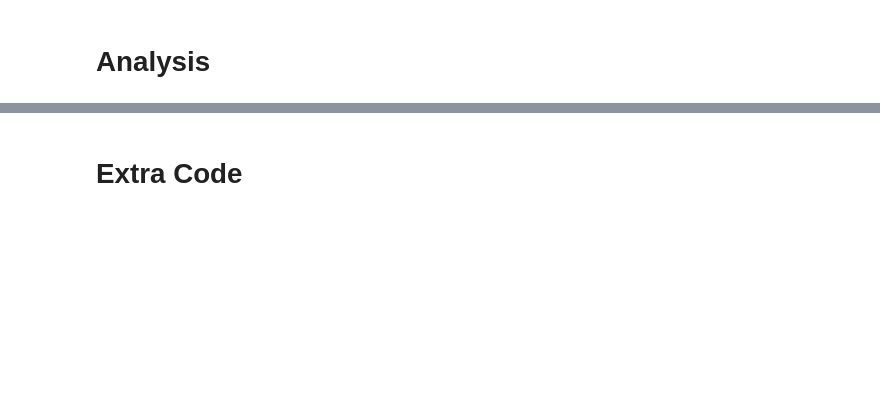
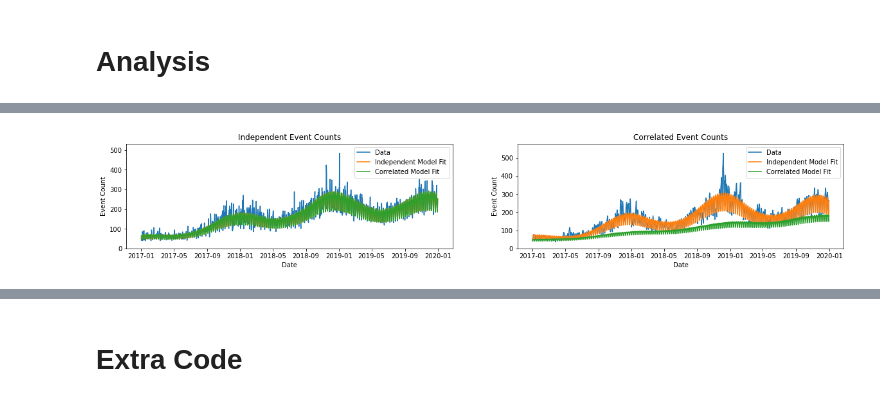
Before and after one commit to eastonhuch/discrete-lognormal-sampler, a Jupyter notebook: analysis.ipynb, the cells around one changed output, grey strips where cells are left out. Drawn from its saved outputs; the diff is of its cells as text; code cells hidden in the pictures; blank space fills up the shorter version.

```diff
--- a/analysis.ipynb
+++ b/analysis.ipynb
@@ -65,4 +84,6 @@ gibbs_ind_cor.fit(independent_data, n_iter=10)
 # %%
-independent_gibbs.fit(correlated_data, n_iter=100)
+# gibbs_cor_ind.fit(correlated_data, n_iter=n_iter)
+# pickle.dump(gibbs_cor_ind, open("gibbs_cor_ind.pkl", "wb"))
 # %%
-correlated_gibbs.fit(correlated_data, n_iter=100)
+# gibbs_cor_cor.fit(correlated_data, n_iter=n_iter)
+# pickle.dump(gibbs_cor_cor, open("gibbs_cor_cor.pkl", "wb"))
@@ -73,2 +161,43 @@ correlated_gibbs.fit(correlated_data, n_iter=100)
 # %%
-# Show that model fit to data is about the same
+fig, (ax1, ax2) = plt.subplots(1, 2, figsize=(20, 3))
+
+ax1.plot(independent_data.days, independent_data.y, label="Data")
+ax1.plot(
+    independent_data.days,
+    np.exp(np.median(gibbs_ind_ind.mu.values[burnin:, :], axis=0)),
+    label="Independent Model Fit",
+)
+ax1.plot(
+    independent_data.days,
+    np.exp(np.median(gibbs_ind_cor.mu.values[burnin:, :], axis=0)),
+    label="Correlated Model Fit",
+)
+
+ax1.set_ylim((0, 1.1*np.max(independent_data.y)))
+ax1.set_xlabel("Date")
+ax1.set_ylabel("Event Count")
+ax1.set_title("Independent Event Counts")
+ax1.legend()
+
+ax2.plot(correlated_data.days, correlated_data.y, label="Data")
+ax2.plot(
+    independent_data.days,
+    np.exp(np.median(gibbs_cor_ind.mu.values[burnin:, :], axis=0)),
+    label="Independent Model Fit",
+)
+ax2.plot(
+    independent_data.days,
+    np.exp(np.median(gibbs_cor_cor.mu.values[burnin:, :], axis=0)),
+    label="Correlated Model Fit",
+)
+
+ax2.set_ylim((0, 1.1*np.max(correlated_data.y)))
+ax2.set_xlabel("Date")
+ax2.set_ylabel("Event Count")
+ax2.set_title("Correlated Event Counts")
+ax2.legend()
+
+fig.savefig("./figures/model_fits.png")
+plt.show()
+# %% [output]
+[figure, added]
```
Also changed, not shown: parts of 26 cells of this notebook, 1 other file.
